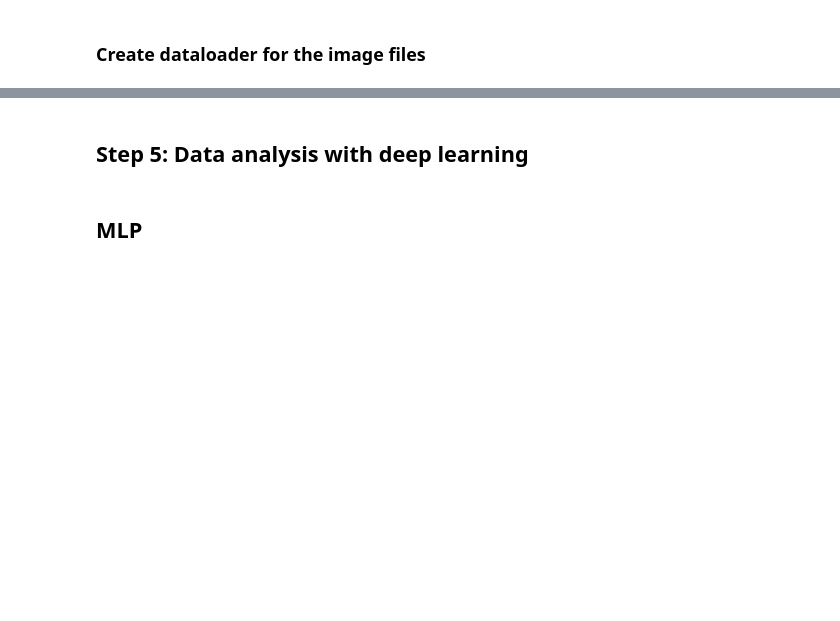
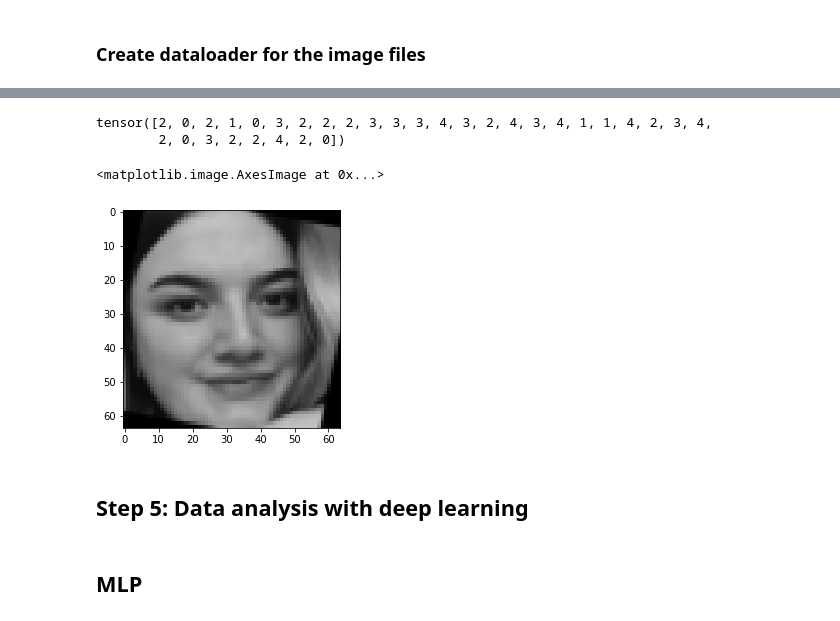
Before and after one commit to dheeraj-sn/facial_emotion_classification, a Jupyter notebook: group_50.ipynb, the cells around one changed output, grey strips where cells are left out. Drawn from its saved outputs; the diff is of its cells as text; code cells hidden in the pictures; blank space fills up the shorter version.

```diff
--- a/group_50.ipynb
+++ b/group_50.ipynb
@@ -577,5 +649,5 @@ train_data_generator = iter(train_data_loader)
 test_data_generator = iter(test_data_loader)
 
 #How to access the images and labels
-images,labels = next(train_data_generator)
-images,labels = next(test_data_generator)
+train_images,train_labels = next(train_data_generator)
+test_images,test_labels = next(test_data_generator)
@@ -582,3 +658,13 @@ images,labels = next(test_data_generator)
+# %%
+train_labels
+# %% [output]
+tensor([2, 0, 2, 1, 0, 3, 2, 2, 2, 3, 3, 3, 4, 3, 2, 4, 3, 4, 1, 1, 4, 2, 3, 4,
+        2, 0, 3, 2, 2, 4, 2, 0])
+# %%
+plt.imshow(train_images[0].permute(1, 2, 0))
+# %% [output]
+<matplotlib.image.AxesImage at 0x...>
+[figure, added]
 # %% [markdown]
 ## Step 5: Data analysis with deep learning
 # %%
```
Also changed, not shown: parts of 23 cells of this notebook.
